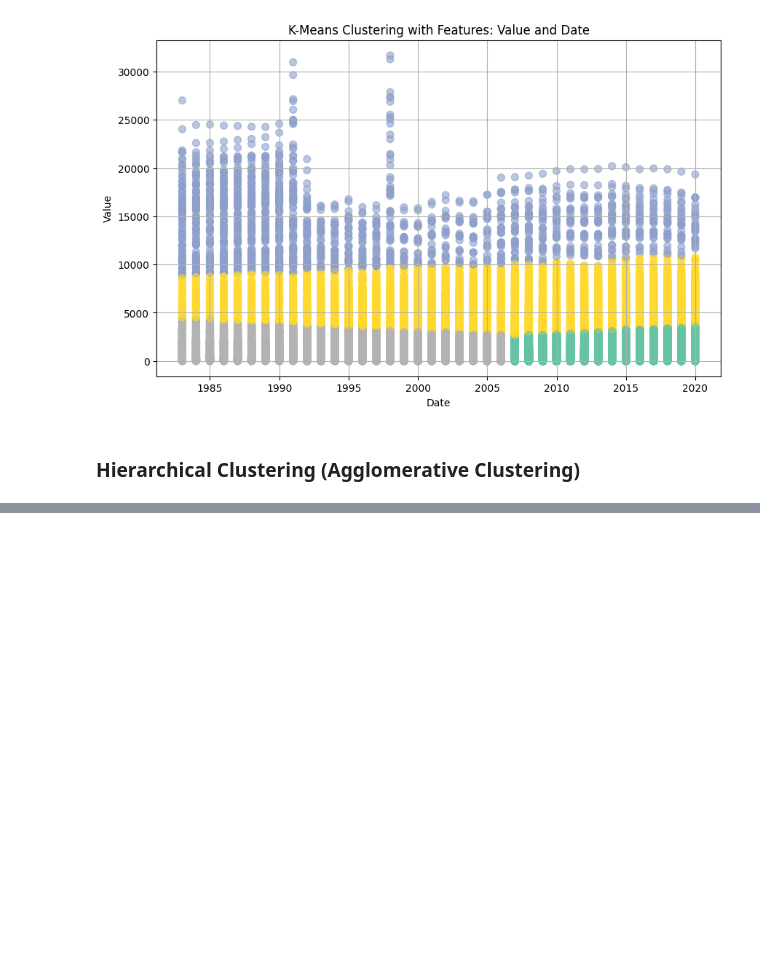
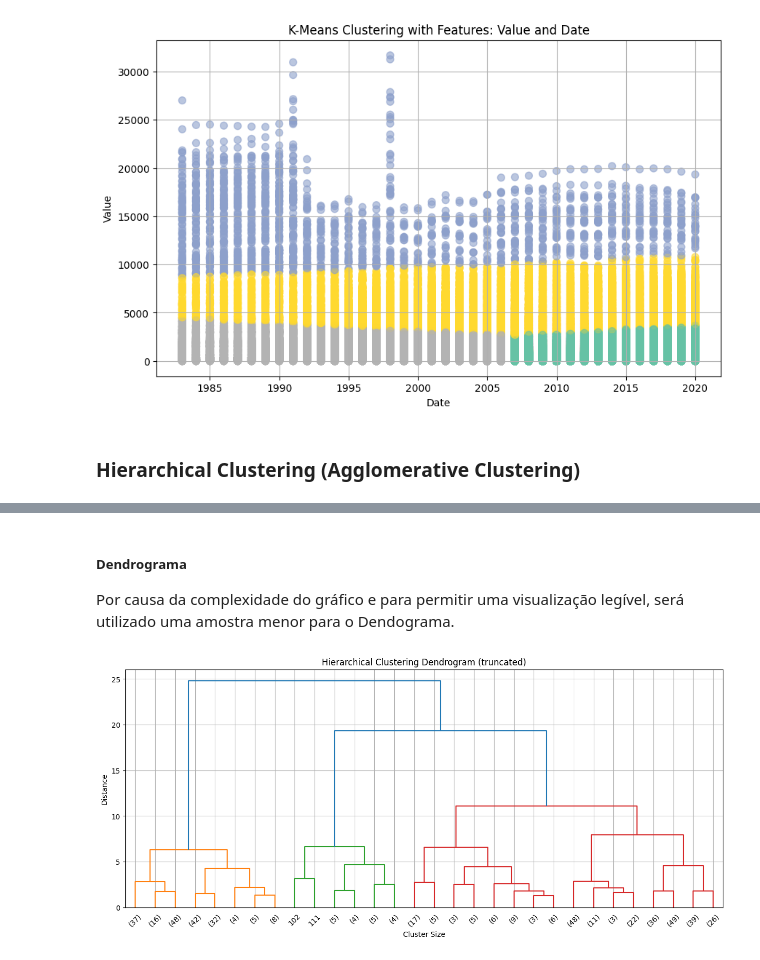
Before and after one commit to FelipeSteudel/Felipe_Steudel-CA1-ML_for_Business, a Jupyter notebook: Felipe Steudel - CA1 - Machine Learning for Business.ipynb, the cells around one changed output, grey strips where cells are left out. Saved outputs shown, nothing was run; the diff lists cells and outputs as text; code cells hidden in the pictures; blank space fills up the shorter version.

```diff
--- a/Felipe Steudel - CA1 - Machine Learning for Business.ipynb
+++ b/Felipe Steudel - CA1 - Machine Learning for Business.ipynb
@@ -363,0 +383,19 @@ Agglomerative - Davies-Bouldin Index: 0.482
+# %% [markdown]
+##### Dendrograma
+
+Por causa da complexidade do gráfico e para permitir uma visualização legível, será utilizado uma amostra menor para o Dendograma.
+# %%
+# Amostra menor para o dendrograma
+X_dendro = resample(X_scaled, n_samples=500, random_state=42)
+
+linked = linkage(X_dendro, method='ward')
+
+plt.figure(figsize=(15, 6))
+dendrogram(linked, truncate_mode='lastp', p=30, leaf_rotation=45., leaf_font_size=10.)
+plt.title("Hierarchical Clustering Dendrogram (truncated)")
+plt.xlabel("Cluster Size")
+plt.ylabel("Distance")
+plt.grid(True)
+plt.show()
+# %% [output]
+[figure, added]
```
Also changed, not shown: parts of 6 cells of this notebook, 1 other file.
